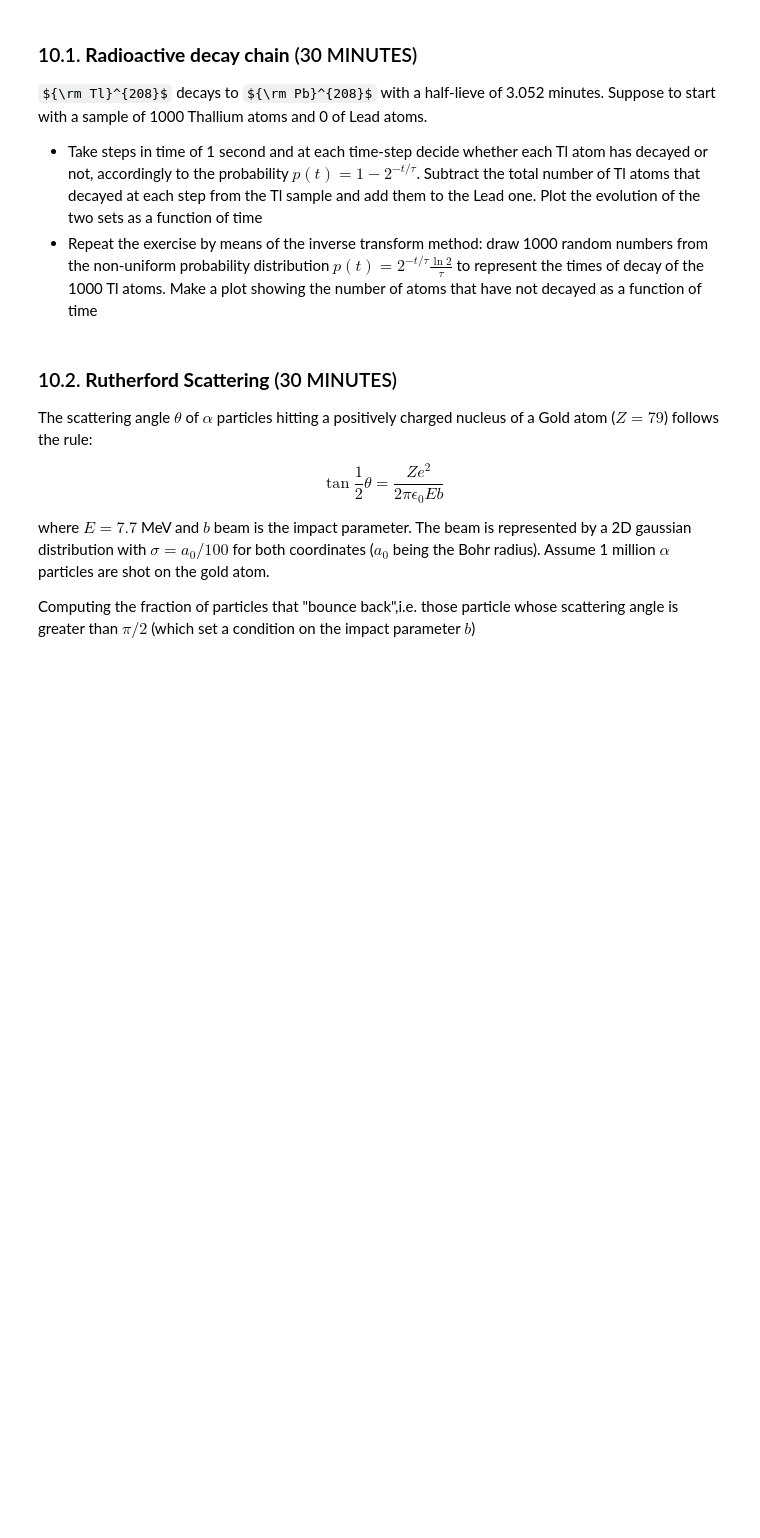
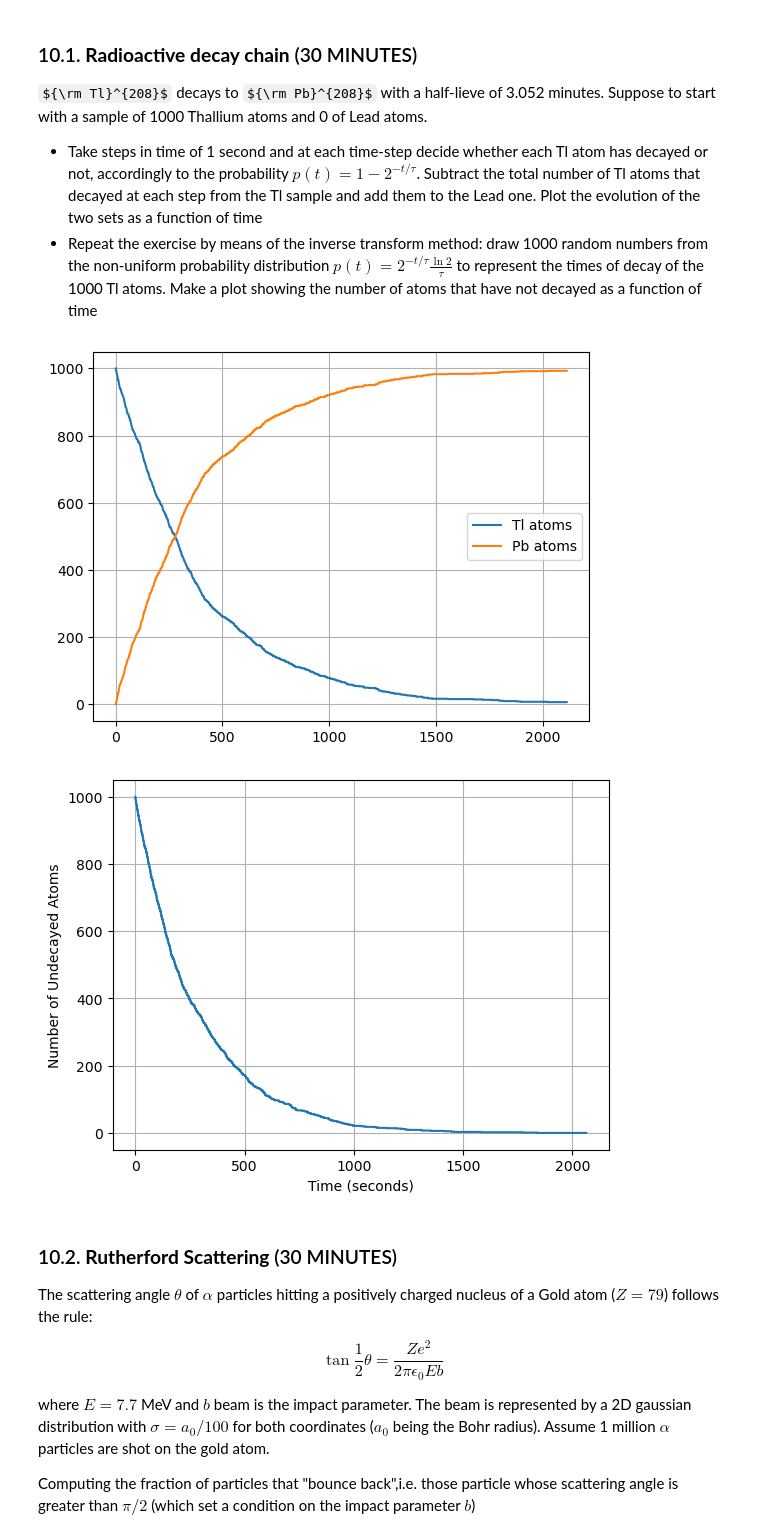
Before and after one commit to Kallo27/LaboratoryOfComputationalPhysics_Y6, a Jupyter notebook: exam/exam.ipynb, the cells around one changed output. Saved outputs shown, nothing was run; the diff lists cells and outputs as text; code cells hidden in the pictures; some formulas as TeX source; blank space fills up the shorter version.

```diff
--- a/exam/exam.ipynb
+++ b/exam/exam.ipynb
@@ -1023,6 +1023,46 @@ ${\rm Tl}^{208}$ decays to ${\rm Pb}^{208}$ with a half-lieve of 3.052 minutes.
 
 * Take steps in time of 1 second and at each time-step decide whether each Tl atom has decayed or not, accordingly to the probability $p(t)=1-2^{-t/\tau}$. Subtract the total number of Tl atoms that decayed at each step from the Tl sample and add them to the Lead one. Plot the evolution of the two sets as a function of time
 * Repeat the exercise by means of the inverse transform method: draw 1000 random numbers from the non-uniform probability distribution $p(t)=2^{-t/\tau}\frac{\ln 2}{\tau}$ to represent the times of decay of the 1000 Tl atoms. Make a plot showing the number of atoms that have not decayed as a function of time
+# %%
+import numpy as np
+
+half_life = 3.052 * 60
+tau = half_life / np.log(2) #constant
+
+Tl=[1000]
+Pb=[0]
+
+for t in range(int(8*tau)):
+    decayed = 0
+    p = 1 - (2**(-(1/tau)))
+    for j in range(Tl[-1]):
+        x_value = np.random.random()
+        if(x_value < p):
+            decayed += 1
+    Tl.append(Tl[-1]-decayed)
+    Pb.append(Pb[-1]+decayed)
+
+plt.plot(Tl, label='Tl atoms')
+plt.plot(Pb, label='Pb atoms')
+plt.grid()
+plt.legend()
+plt.show()
+
+
+N = 1000
+decay_times = -tau * np.log(1 - np.random.rand(N))
+decay_times.sort()
+
+undecayed_atoms = N - np.arange(1, N+1)
+
+plt.step(decay_times, undecayed_atoms)
+plt.xlabel('Time (seconds)')
+plt.ylabel('Number of Undecayed Atoms')
+plt.grid(True)
+plt.show()
+# %% [output]
+[figure, added]
+[figure, added]
 # %% [markdown]
 ### 10.2\. **Rutherford Scattering** (30 MINUTES)
 
```
Also changed, not shown: parts of 4 cells of this notebook, 1 other file.
